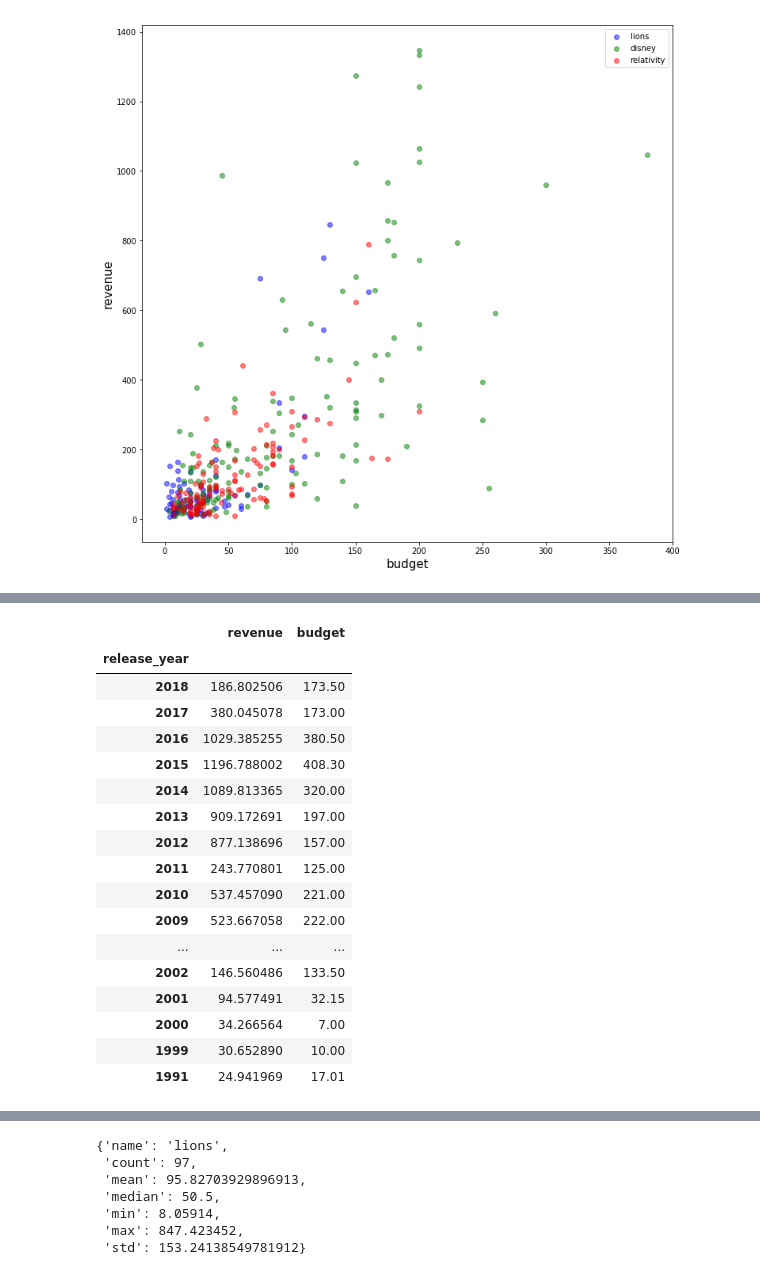
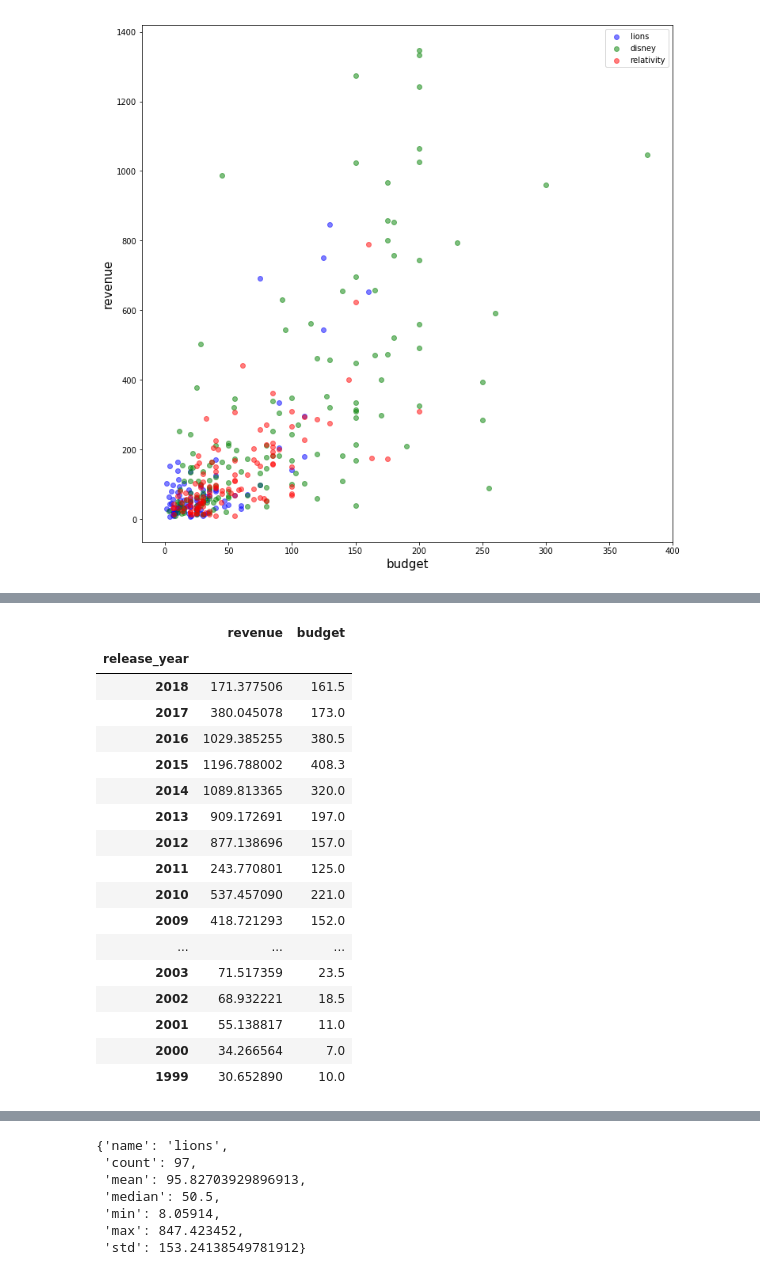
Before and after one commit to maks-p/mod_1_project_movies, a Jupyter notebook: mod-1-project-movies-2.ipynb, the cells around one changed output, grey strips where cells are left out. Drawn from its saved outputs; the diff is of its cells as text; code cells hidden in the pictures.

```diff
--- a/mod-1-project-movies-2.ipynb
+++ b/mod-1-project-movies-2.ipynb
@@ -329,24 +331,25 @@ py.iplot(fig, filename='grouped-bar')
 Consider using IPython.display.IFrame instead
 [interactive output not drawn]
 # %%
-df.loc[(df['lion'] == True)].groupby('release_year')['revenue', 'budget'].sum().sort_values('release_year', ascending=False)
+#Create table of Liosngate Revenue & Budget by Release Year
+df.loc[(df['lions'] == True)].groupby('release_year')['revenue', 'budget'].sum().sort_values('release_year', ascending=False)
 # %% [output]
 |  | revenue | budget |
 | release_year |  |  |
-| 2018 | 186.802506 | 173.50 |
-| 2017 | 380.045078 | 173.00 |
-| 2016 | 1029.385255 | 380.50 |
-| 2015 | 1196.788002 | 408.30 |
-| 2014 | 1089.813365 | 320.00 |
-| 2013 | 909.172691 | 197.00 |
-| 2012 | 877.138696 | 157.00 |
-| 2011 | 243.770801 | 125.00 |
-| 2010 | 537.457090 | 221.00 |
-| 2009 | 523.667058 | 222.00 |
+| 2018 | 171.377506 | 161.5 |
+| 2017 | 380.045078 | 173.0 |
+| 2016 | 1029.385255 | 380.5 |
+| 2015 | 1196.788002 | 408.3 |
+| 2014 | 1089.813365 | 320.0 |
+| 2013 | 909.172691 | 197.0 |
+| 2012 | 877.138696 | 157.0 |
+| 2011 | 243.770801 | 125.0 |
+| 2010 | 537.457090 | 221.0 |
+| 2009 | 418.721293 | 152.0 |
 | ... | ... | ... |
-| 2002 | 146.560486 | 133.50 |
-| 2001 | 94.577491 | 32.15 |
-| 2000 | 34.266564 | 7.00 |
-| 1999 | 30.652890 | 10.00 |
-| 1991 | 24.941969 | 17.01 |
+| 2003 | 71.517359 | 23.5 |
+| 2002 | 68.932221 | 18.5 |
+| 2001 | 55.138817 | 11.0 |
+| 2000 | 34.266564 | 7.0 |
+| 1999 | 30.652890 | 10.0 |
 # %%
```
Also changed, not shown: parts of 23 cells of this notebook, 1 other file.
